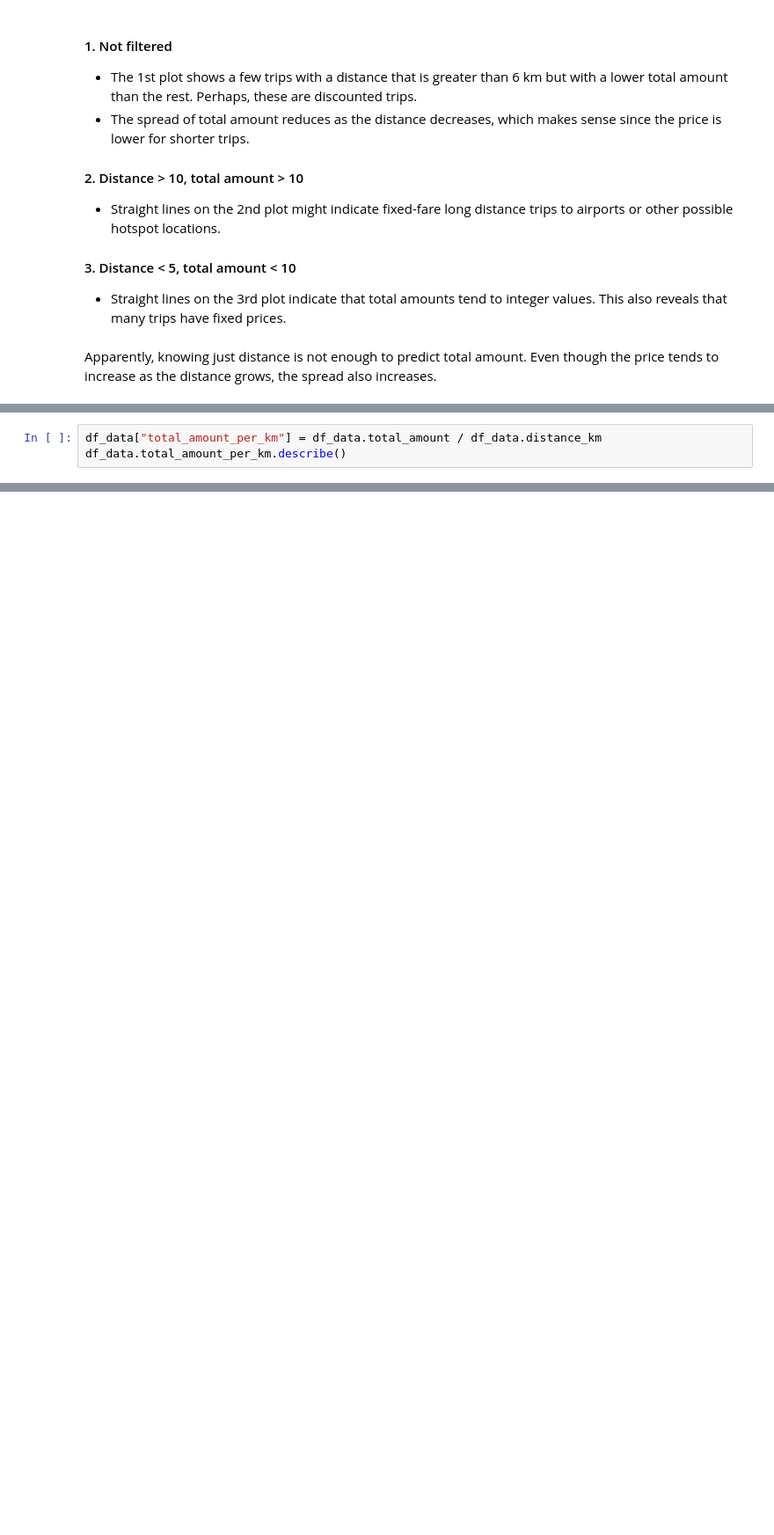
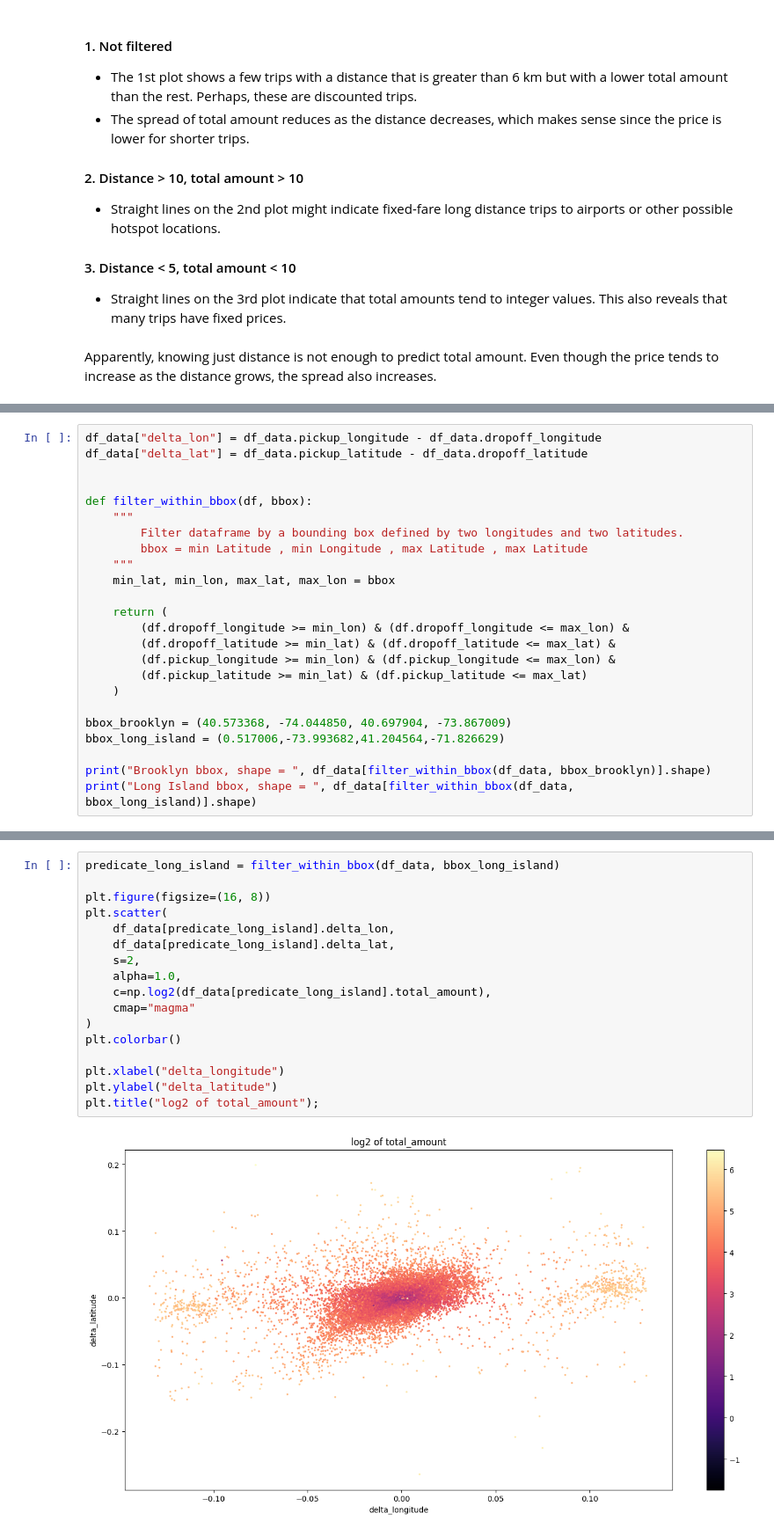
Before and after one commit to t3ch123/reimagined-computing-machine, a Jupyter notebook: notebook.ipynb, the cells around one changed output, grey strips where cells are left out. Shown at 88% size. Drawn from its saved outputs; the diff is of its cells as text; blank space fills up the shorter version.

```diff
--- a/notebook.ipynb
+++ b/notebook.ipynb
@@ -403,3 +370,0 @@ dtype: int64
-# %%
-df_data["total_amount_per_km"] = df_data.total_amount / df_data.distance_km
-df_data.total_amount_per_km.describe()
@@ -415,0 +382,24 @@ Name: total_amount_per_km, dtype: float64
+# %%
+df_data["delta_lon"] = df_data.pickup_longitude - df_data.dropoff_longitude
+df_data["delta_lat"] = df_data.pickup_latitude - df_data.dropoff_latitude
+
+
+def filter_within_bbox(df, bbox):
+    """
+        Filter dataframe by a bounding box defined by two longitudes and two latitudes.
+        bbox = min Latitude , min Longitude , max Latitude , max Latitude
+    """
+    min_lat, min_lon, max_lat, max_lon = bbox
+
+    return (
+        (df.dropoff_longitude >= min_lon) & (df.dropoff_longitude <= max_lon) &
+        (df.dropoff_latitude >= min_lat) & (df.dropoff_latitude <= max_lat) &
+        (df.pickup_longitude >= min_lon) & (df.pickup_longitude <= max_lon) &
+        (df.pickup_latitude >= min_lat) & (df.pickup_latitude <= max_lat)
+    )
+
+bbox_brooklyn = (40.573368, -74.044850, 40.697904, -73.867009)
+bbox_long_island = (0.517006,-73.993682,41.204564,-71.826629)
+
+print("Brooklyn bbox, shape = ", df_data[filter_within_bbox(df_data, bbox_brooklyn)].shape)
+print("Long Island bbox, shape = ", df_data[filter_within_bbox(df_data, bbox_long_island)].shape)
@@ -415,0 +423,19 @@ Name: total_amount_per_km, dtype: float64
+# %%
+predicate_long_island = filter_within_bbox(df_data, bbox_long_island)
+
+plt.figure(figsize=(16, 8))
+plt.scatter(
+    df_data[predicate_long_island].delta_lon,
+    df_data[predicate_long_island].delta_lat,
+    s=2,
+    alpha=1.0,
+    c=np.log2(df_data[predicate_long_island].total_amount),
+    cmap="magma"
+)
+plt.colorbar()
+
+plt.xlabel("delta_longitude")
+plt.ylabel("delta_latitude")
+plt.title("log2 of total_amount");
+# %% [output]
+[figure, added]
```
Also changed, not shown: parts of 23 cells of this notebook, 2 other files.
